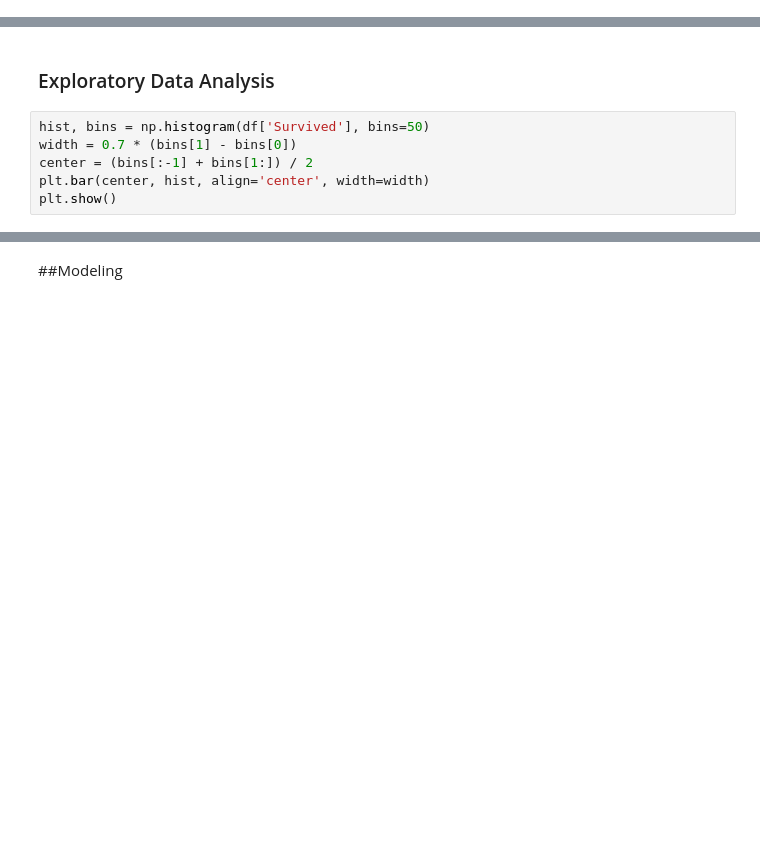
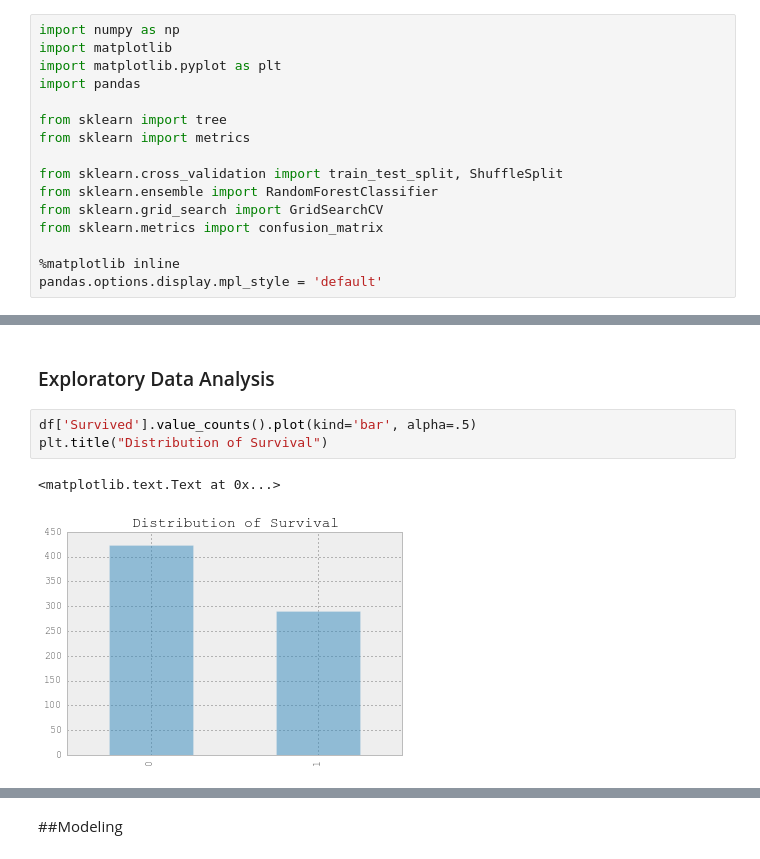
Before and after one commit to chrisdaly/Titanic-Analysis, a Jupyter notebook: Titanic Data Analysis.ipynb, the cells around one changed output, grey strips where cells are left out. Drawn from its saved outputs; the diff is of its cells as text; blank space fills up the shorter version.

```diff
--- a/Titanic Data Analysis.ipynb
+++ b/Titanic Data Analysis.ipynb
@@ -20,3 +16,19 @@ import pandas
+# %%
+import numpy as np
+import matplotlib
+import matplotlib.pyplot as plt
+import pandas
+
+from sklearn import tree
+from sklearn import metrics
+
+from sklearn.cross_validation import train_test_split, ShuffleSplit
+from sklearn.ensemble import RandomForestClassifier
+from sklearn.grid_search import GridSearchCV
+from sklearn.metrics import confusion_matrix
+
+%matplotlib inline
+pandas.options.display.mpl_style = 'default'
 # %%
 filepath = "data/train.csv"
 df = pandas.read_csv(filepath)
@@ -159,8 +203,8 @@ df = df.dropna()
 # %% [markdown]
 ### Exploratory Data Analysis
-# %%
-hist, bins = np.histogram(df['Survived'], bins=50)
-width = 0.7 * (bins[1] - bins[0])
-center = (bins[:-1] + bins[1:]) / 2
-plt.bar(center, hist, align='center', width=width)
-plt.show()
+# %%
+df['Survived'].value_counts().plot(kind='bar', alpha=.5)
+plt.title("Distribution of Survival")
+# %% [output]
+<matplotlib.text.Text at 0x...>
+[figure, added]
```
Also changed, not shown: parts of 54 cells of this notebook, 4 other files.
